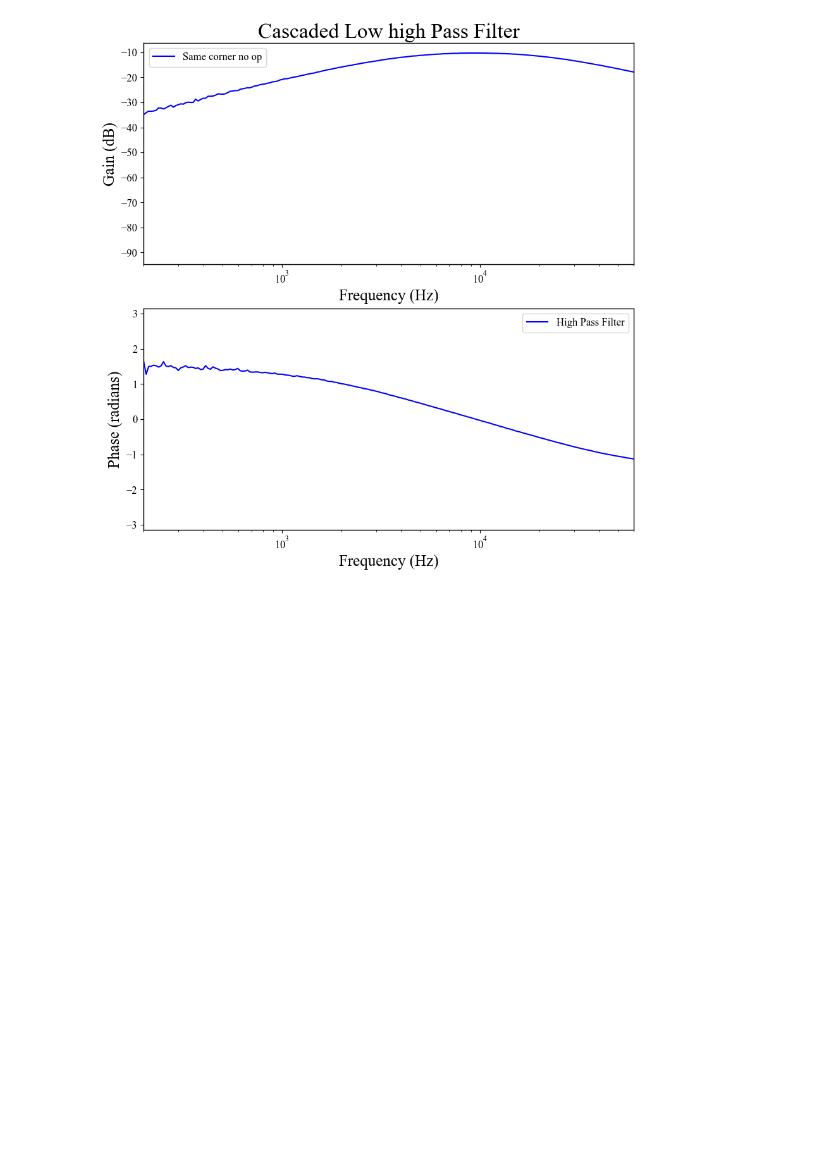
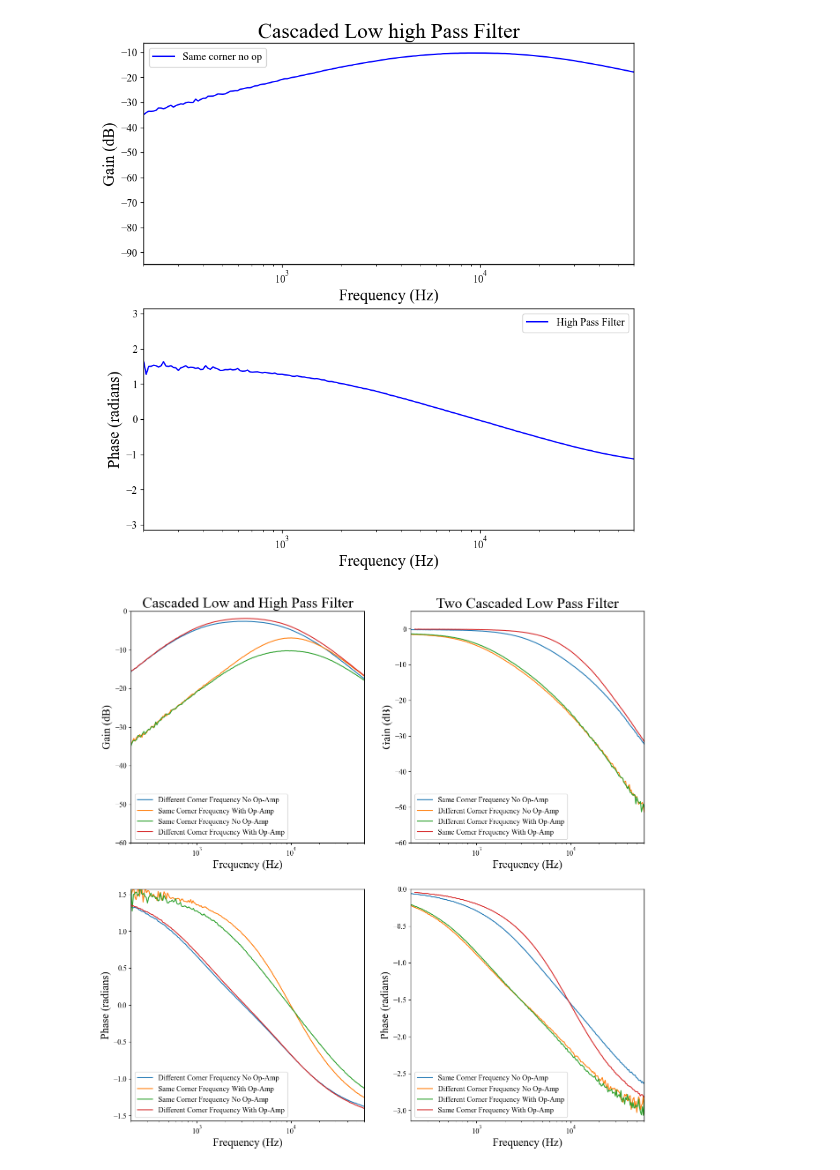
Before and after one commit to lewismcnish/Physics, a Jupyter notebook: Year_3/analogue_filters/analogue_filters.ipynb, the cells around one changed output. Drawn from its saved outputs; the diff is of its cells as text; code cells hidden in the pictures; blank space fills up the shorter version.

```diff
--- a/Year_3/analogue_filters/analogue_filters.ipynb
+++ b/Year_3/analogue_filters/analogue_filters.ipynb
@@ -114,7 +115,7 @@ plt.show()
 [figure]
 # %%
 def load_data(file):
-    data = pd.read_csv(file, delimiter = ',', skiprows = 1)
+    data = pd.read_csv(file, delimiter = ',', skiprows = 2)
     data.columns = ['freq','gain','phase']
     data['phase'] = data['phase']*(np.pi/180)
     return data
@@ -313,3 +314,59 @@ plt.legend()
 plt.show()
 # %% [output]
 [figure]
+# %%
+Path = 'data/moku_csv/'
+plt.figure(figsize=(15,15))
+files = os.listdir(Path)
+
+for file in files:
+    if re.search('high',file):
+
+        data = load_data(Path+file)
+        labels = (pd.read_csv(Path+file,nrows = 0)).columns[0]
+        plt.subplot(2,2,1)
+        plt.plot((data['freq']),data['gain'], label = labels)
+        # plt.plot((moku_feedback['freq']),moku_feedback['gain'], label = 'Moku Feedback', color = 'orange', linestyle = ':', linewidth = 2.5)
+        plt.xlabel('Frequency (Hz)')
+        plt.xscale('log')
+        plt.xlim(2e2,6e4)
+        plt.ylim(-60,0)
+        plt.ylabel('Gain (dB)')
+        plt.title('Cascaded Low and High Pass Filter')
+        plt.legend()
+        plt.subplot(2,2,3)
+        plt.plot((data['freq']),data['phase'], label = labels)
+        # plt.plot((moku_feedback['freq']),moku_feedback['phase'], label = 'Moku Feedback', color = 'orange', linestyle = ':', linewidth = 2.5)
+        plt.xlabel('Frequency (Hz)')
+        plt.xscale('log')
+        plt.xlim(2e2,6e4)
+        plt.ylim(-np.pi/2,np.pi/2)
+        plt.ylabel('Phase (radians)')
+        plt.legend()
+
+
+    elif file.startswith('casc_lowpass'):
+
+        data = load_data(Path+file)
+        labels = (pd.read_csv(Path+file,nrows = 0)).columns[0]
+        plt.subplot(2,2,2)
+        plt.plot((data['freq']),data['gain'], label = labels)
+        plt.xlabel('Frequency (Hz)')
+        plt.xscale('log')
+        plt.xlim(2e2,6e4)
+        plt.ylim(-60,5)
+        plt.ylabel('Gain (dB)')
+        plt.title('Two Cascaded Low Pass Filter')
+        plt.legend()
+        plt.subplot(2,2,4)
+        plt.plot((data['freq']),data['phase'],label = labels)
+        # plt.plot((moku_feedback['freq']),moku_feedback['phase'], label = 'Moku Feedback', color = 'orange', linestyle = ':', linewidth = 2.5)
+        plt.xlabel('Frequency (Hz)')
+        plt.xscale('log')
+        plt.xlim(2e2,6e4)
+        plt.ylim(-np.pi,0)
+        plt.ylabel('Phase (radians)')
+        plt.legend()
+plt.show()
+# %% [output]
+[figure, added]
```
Also changed, not shown: parts of 1 cell of this notebook, 30 other files.
